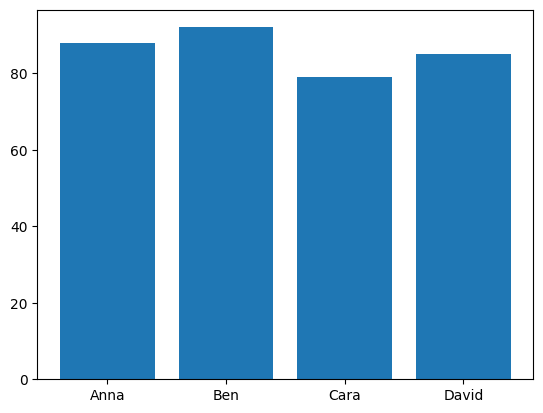
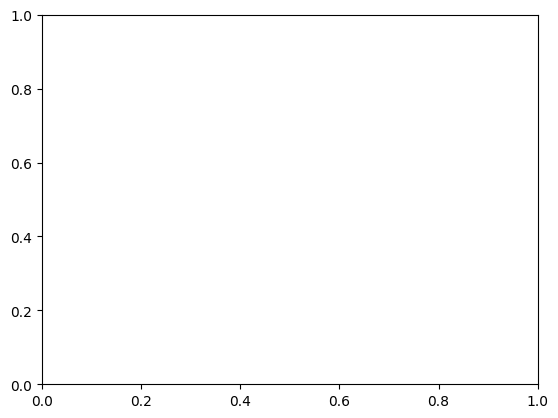
The notebook cell's code change between the first figure and the second:
--- before
+++ after
@@ -1,2 +1,6 @@
-plt.bar(df['Name'] , df['Score'])
+bar = plt.subplots()
+bar.bar(df['Name'] , df['Score'])
+bar.set_title('Scores of People')
+bar.set_xlabel('Names')
+bar.set_ylabel('Scores')
 plt.show()

Commit: update